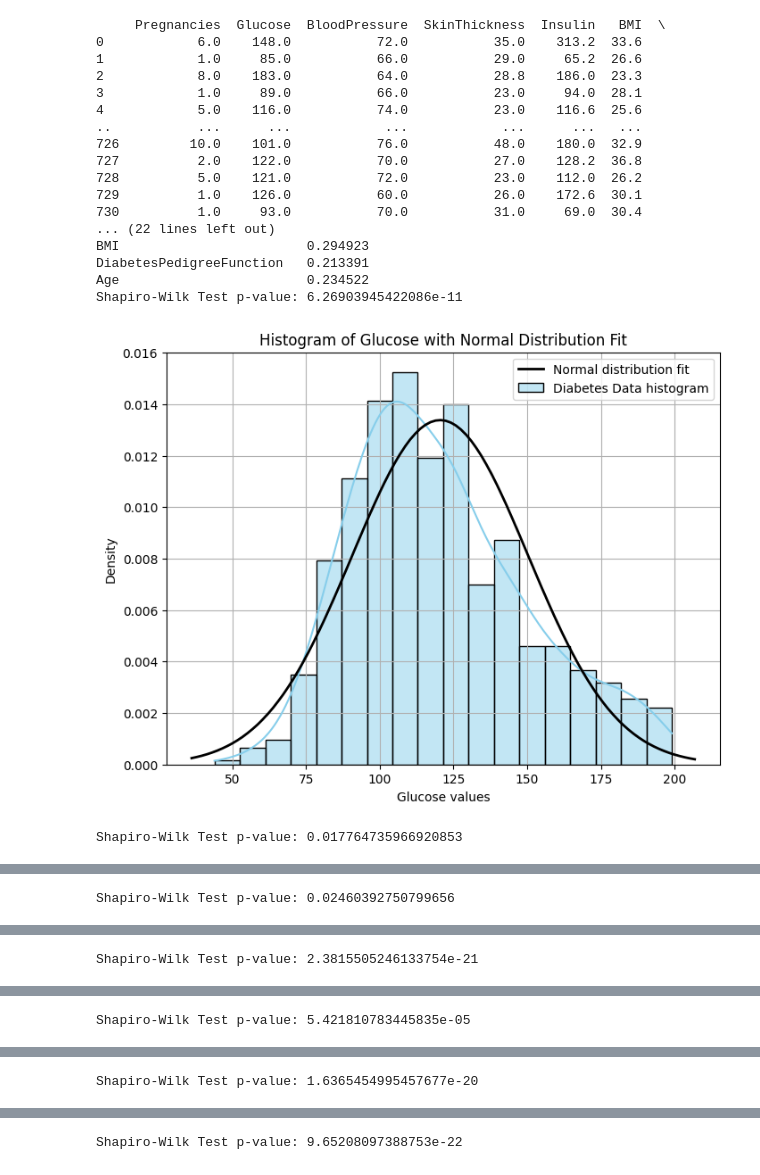
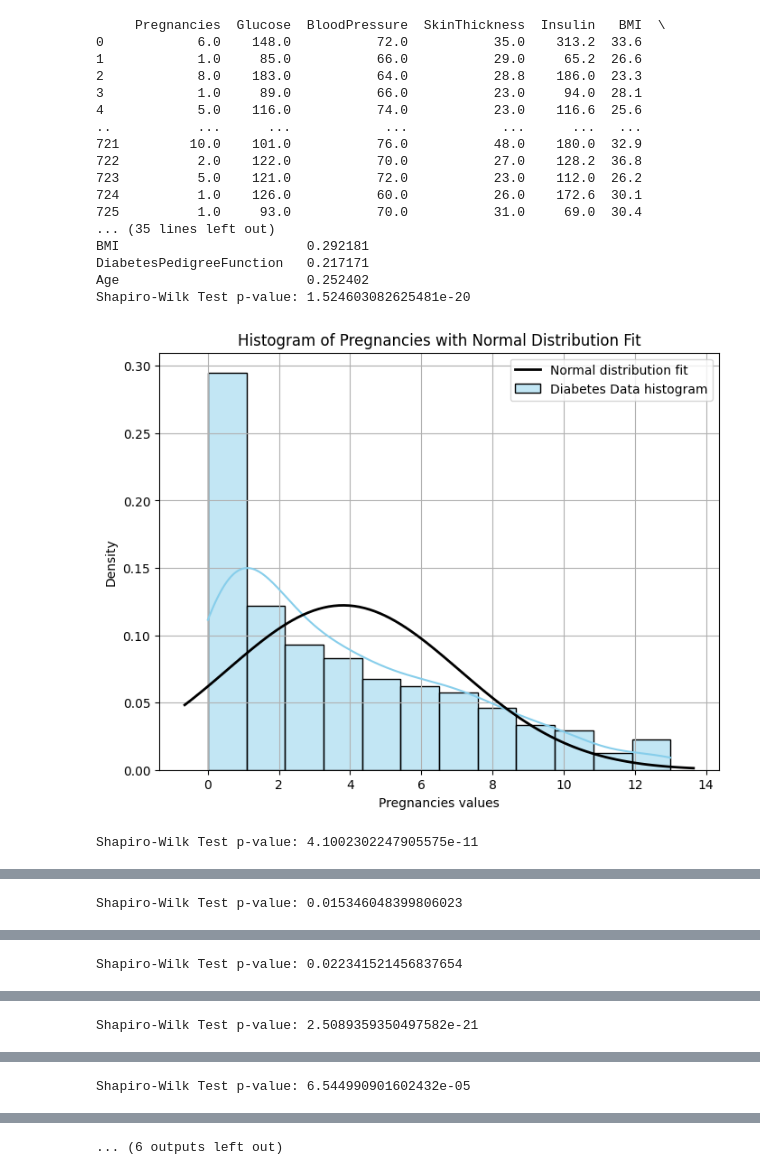
Before and after one commit to benkim2284/Diabetes-Prediction-Neural-Network-From-Scratch, a Jupyter notebook: diabetes-prediction-neural-network-from-scratch.ipynb, the cells around one changed output, grey strips where cells are left out. Cells and saved outputs as stored; diff of their text form; code cells hidden in the pictures.

Commit message:
Kaggle Notebook | Diabetes Prediction Neural Network From Scratch | More preprocessing

```diff
--- a/diabetes-prediction-neural-network-from-scratch.ipynb
+++ b/diabetes-prediction-neural-network-from-scratch.ipynb
@@ -87,11 +99,13 @@ dtype: int64
 # %%
+data = data.reset_index(drop=True)
+
 scaler = StandardScaler()
 column_names = data.columns
+zero_indices = data.eq(0)
 
 # If we have a scaler, then we will normalize our data using the StandardScaler.
 if scaler:
     data = pd.DataFrame(scaler.fit_transform(data), columns = column_names)
-
 
 # Here we are imputing our NaN data using the KNNImputer
 imputer = KNNImputer(n_neighbors = 5)
@@ -101,10 +115,18 @@ data = pd.DataFrame(imputer.fit_transform(data), columns = column_names)
 if scaler:
     data = pd.DataFrame(scaler.inverse_transform(data), columns = column_names)
 
+# Handle zero values separately to preserve them
+data[zero_indices] = 0
 print(data)
 
+num_zeros = (data == 0).sum()
+print("%-28s%s" % ("Variable", "Number of 0 values"))
+print("%-28s%s" % ("--------", "------------------"))
+print(num_zeros)
 
-#This prints the correlation coeffecient that each variable has with the target, which is the diabetes diagnosis
+print()
+
+# This prints the correlation coeffecient that each variable has with the target, which is the diabetes diagnosis
 print("%-25s  %s" % ("Variable", "Correlation to Target"))
 print("%-25s  %s" % ("--------", "---------------------"))
 for i in range(data.shape[1] - 1):
@@ -112,49 +134,47 @@ for i in range(data.shape[1] - 1):
     correlation = np.corrcoef(data[label], data["Outcome"])[0, 1]
     print("%-25s  %f" % (label, correlation))
 
-
 # Plotting Histograms of each column of the data to see the shape of the data and assess its normality
-for i in (column_to_interpolate):
-    column_data = data[i]  # Replace 'A' with your column name
-    # D'Agostino's K^2 Test
+for i in column_names:
+    column_data = data[i]
 
     shapiro_test = stats.shapiro(column_data)
     print("Shapiro-Wilk Test p-value:", shapiro_test.pvalue)
 
     # Plot histogram
     plt.figure(figsize=(8, 6))
     sns.histplot(column_data, kde=True, stat='density', color='skyblue', label='Diabetes Data histogram')
 
     # Overlay normal distribution curve
     mu, std = norm.fit(column_data)
     xmin, xmax = plt.xlim()
     x = np.linspace(xmin, xmax, 100)
     p = norm.pdf(x, mu, std)
     plt.plot(x, p, 'k', linewidth=2, label='Normal distribution fit')
 
     plt.title(f'Histogram of {i} with Normal Distribution Fit')
     plt.xlabel(f'{i} values')
     plt.ylabel('Density')
     plt.legend()
     plt.grid(True)
     plt.show()
 # %% [output]
      Pregnancies  Glucose  BloodPressure  SkinThickness  Insulin   BMI  \
 0            6.0    148.0           72.0           35.0    313.2  33.6
 1            1.0     85.0           66.0           29.0     65.2  26.6
 2            8.0    183.0           64.0           28.8    186.0  23.3
 3            1.0     89.0           66.0           23.0     94.0  28.1
 4            5.0    116.0           74.0           23.0    116.6  25.6
 ..           ...      ...            ...            ...      ...   ...
-726         10.0    101.0           76.0           48.0    180.0  32.9
-727          2.0    122.0           70.0           27.0    128.2  36.8
-728          5.0    121.0           72.0           23.0    112.0  26.2
-729          1.0    126.0           60.0           26.0    172.6  30.1
-730          1.0     93.0           70.0           31.0     69.0  30.4
-... (22 lines left out)
-BMI                        0.294923
-DiabetesPedigreeFunction   0.213391
-Age                        0.234522
-Shapiro-Wilk Test p-value: 6.26903945422086e-11
+721         10.0    101.0           76.0           48.0    180.0  32.9
+722          2.0    122.0           70.0           27.0    128.2  36.8
+723          5.0    121.0           72.0           23.0    112.0  26.2
+724          1.0    126.0           60.0           26.0    172.6  30.1
+725          1.0     93.0           70.0           31.0     69.0  30.4
+... (35 lines left out)
+BMI                        0.292181
+DiabetesPedigreeFunction   0.217171
+Age                        0.252402
+Shapiro-Wilk Test p-value: 1.524603082625481e-20
-[figure, old version]
+[figure, new version]
-Shapiro-Wilk Test p-value: 0.017764735966920853
+Shapiro-Wilk Test p-value: 4.1002302247905575e-11
@@ -162 +182 @@ Shapiro-Wilk Test p-value: 0.017764735966920853
-Shapiro-Wilk Test p-value: 0.02460392750799656
+Shapiro-Wilk Test p-value: 0.015346048399806023
@@ -164 +184 @@ Shapiro-Wilk Test p-value: 0.02460392750799656
-Shapiro-Wilk Test p-value: 2.3815505246133754e-21
+Shapiro-Wilk Test p-value: 0.022341521456837654
@@ -166 +186 @@ Shapiro-Wilk Test p-value: 2.3815505246133754e-21
-Shapiro-Wilk Test p-value: 5.421810783445835e-05
+Shapiro-Wilk Test p-value: 2.5089359350497582e-21
@@ -168 +188 @@ Shapiro-Wilk Test p-value: 5.421810783445835e-05
-Shapiro-Wilk Test p-value: 1.6365454995457677e-20
+Shapiro-Wilk Test p-value: 6.544990901602432e-05
@@ -170 +190 @@ Shapiro-Wilk Test p-value: 1.6365454995457677e-20
-Shapiro-Wilk Test p-value: 9.65208097388753e-22
+... (6 outputs left out)
```
Also changed, not shown: parts of 2 cells of this notebook.
